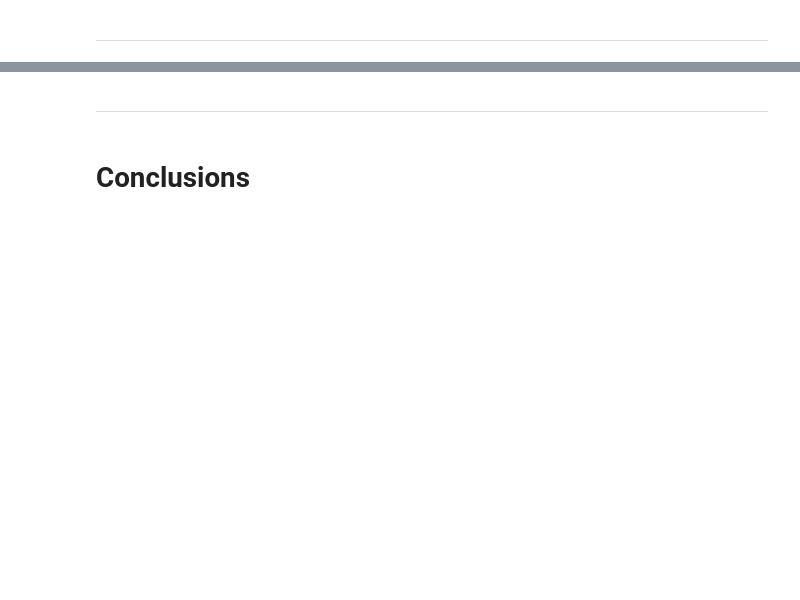
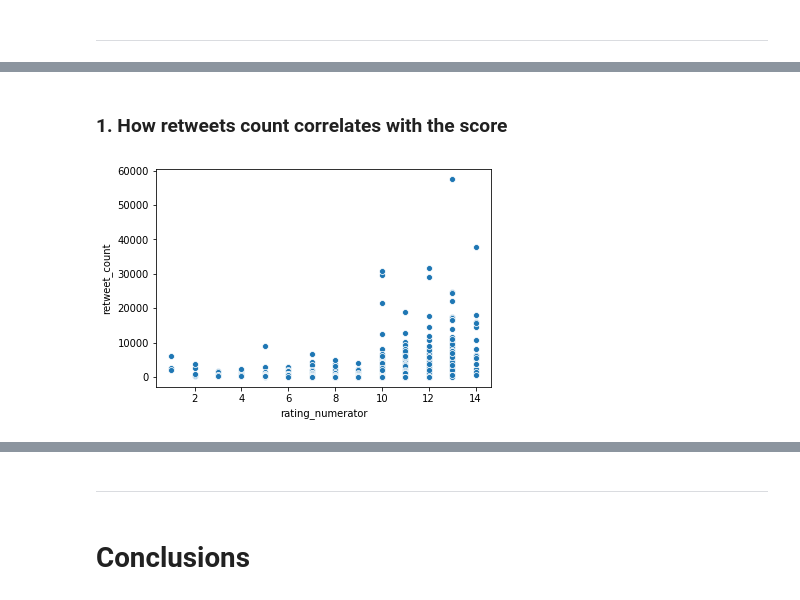
Before and after one commit to hamidkhbl/Twitter_account_data_analysis, a Jupyter notebook: wrangle_act.ipynb, the cells around one changed output, grey strips where cells are left out. Cells and saved outputs as stored; diff of their text form; code cells hidden in the pictures; blank space fills up the shorter version.

Commit message:
Add visualizations

```diff
--- a/wrangle_act.ipynb
+++ b/wrangle_act.ipynb
@@ -900,0 +890,6 @@ ______________________________________
+# %% [markdown]
+### 1. How retweets count correlates with the score
+# %%
+sns.scatterplot(df.rating_numerator, df.retweet_count);
+# %% [output]
+[figure, added]
```
Also changed, not shown: parts of 30 cells of this notebook.
